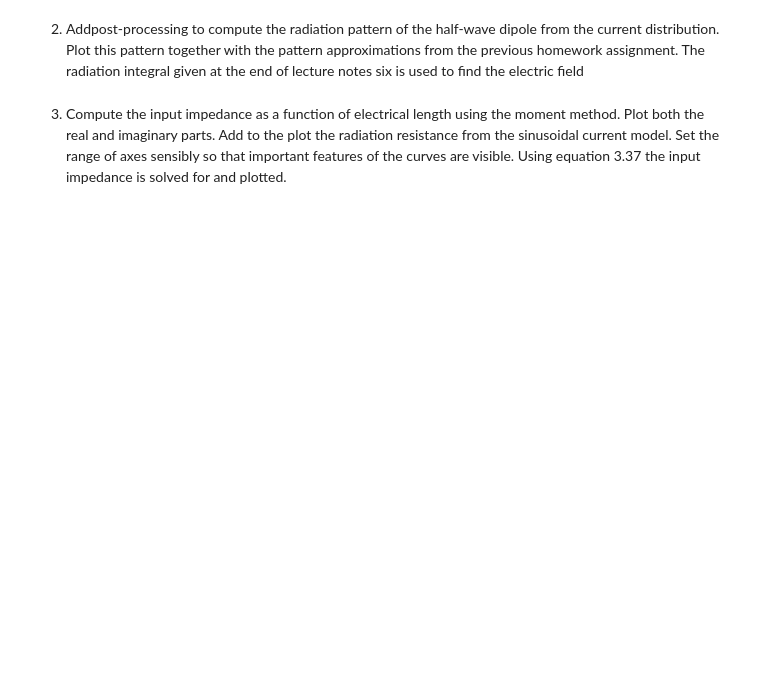
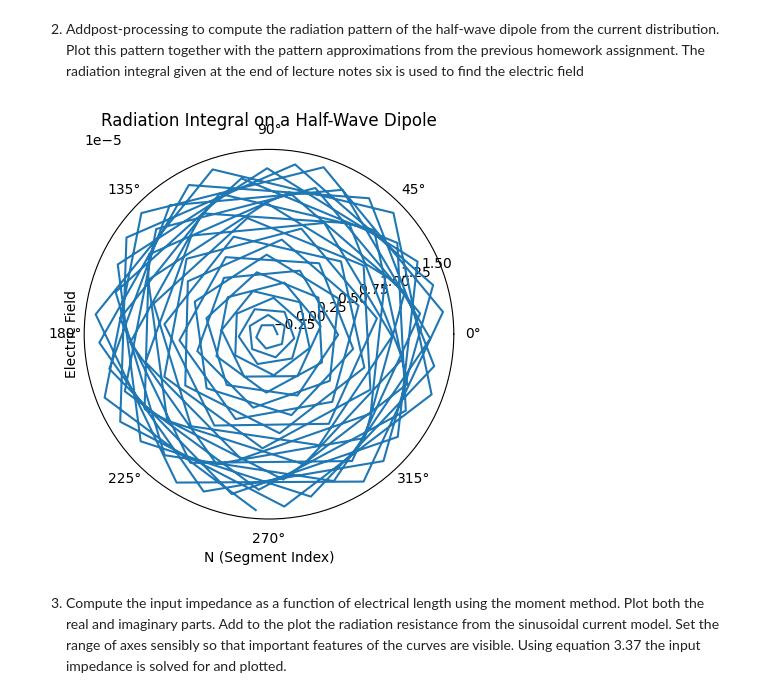
Before and after one commit to Montuck/antenna-software, a Jupyter notebook: hw7.ipynb, the cells around one changed output. Drawn from its saved outputs; the diff is of its cells as text; code cells hidden in the pictures; blank space fills up the shorter version.

```diff
--- a/hw7.ipynb
+++ b/hw7.ipynb
@@ -59,16 +104,18 @@ The radiation integral given at the end of lecture notes six is used to find the
 # %%
 # Radiation integral
 r = 50
 theta = 45
 f_theta = sum(c*(np.exp(1j*k*z)+np.exp(1j*k*z))*dz)
 E = 1j*k*eta*np.exp(-1j*k*r)/(4*np.pi*r) * f_theta
-plt.plot(N,E)
+plt.polar(N,E)
 plt.xlabel('N (Segment Index)')
 plt.ylabel('Electric Field')
 plt.title('Radiation Integral on a Half-Wave Dipole')
 plt.grid()
 plt.show()
 plt.show()
+# %% [output]
+[figure, added]
 # %% [markdown]
 3. Compute the input impedance as a function of electrical length using the moment method. Plot both the real and
 imaginary parts. Add to the plot the radiation resistance from the sinusoidal current model. Set the range of axes
```
Also changed, not shown: parts of 2 cells of this notebook.
